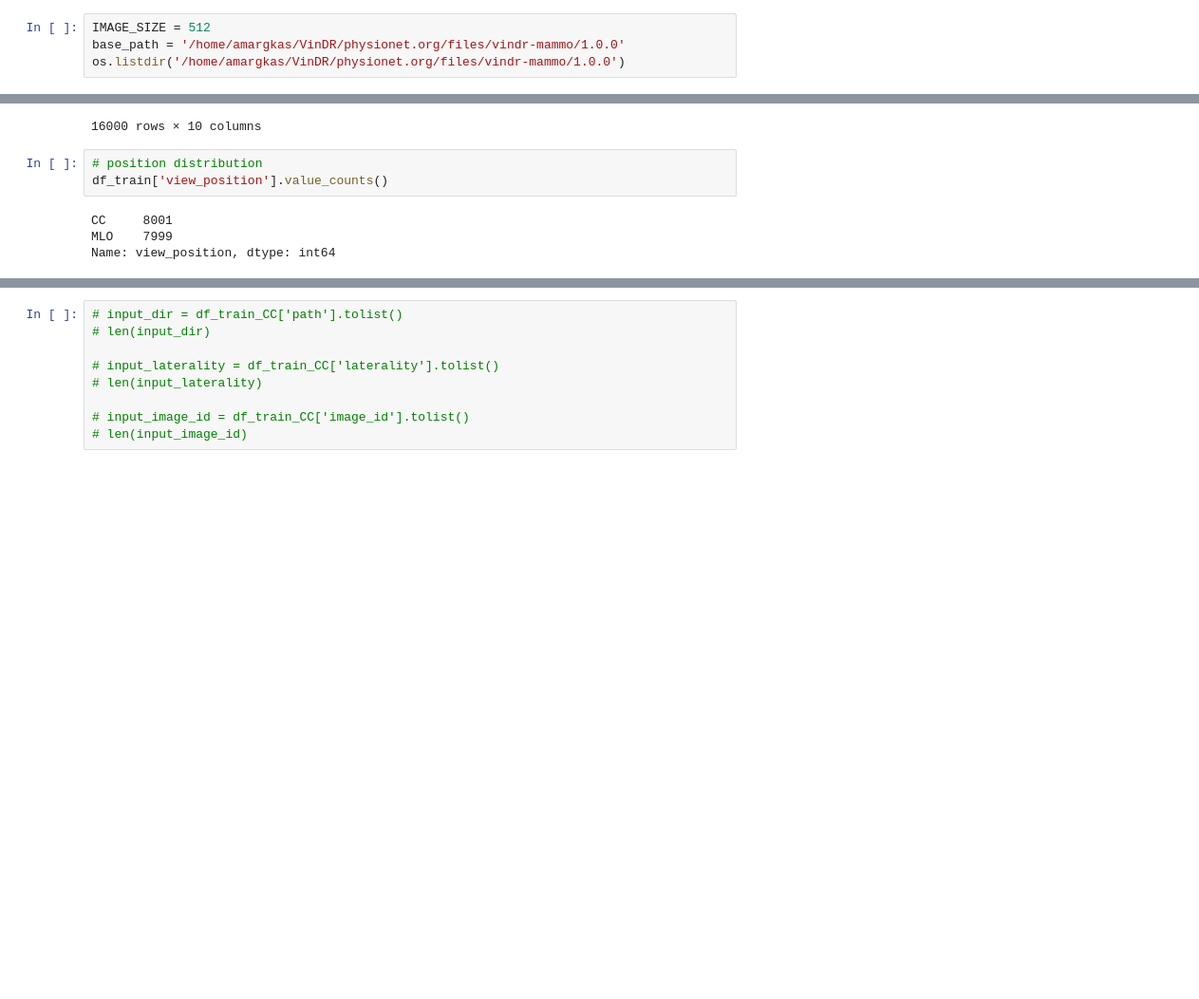
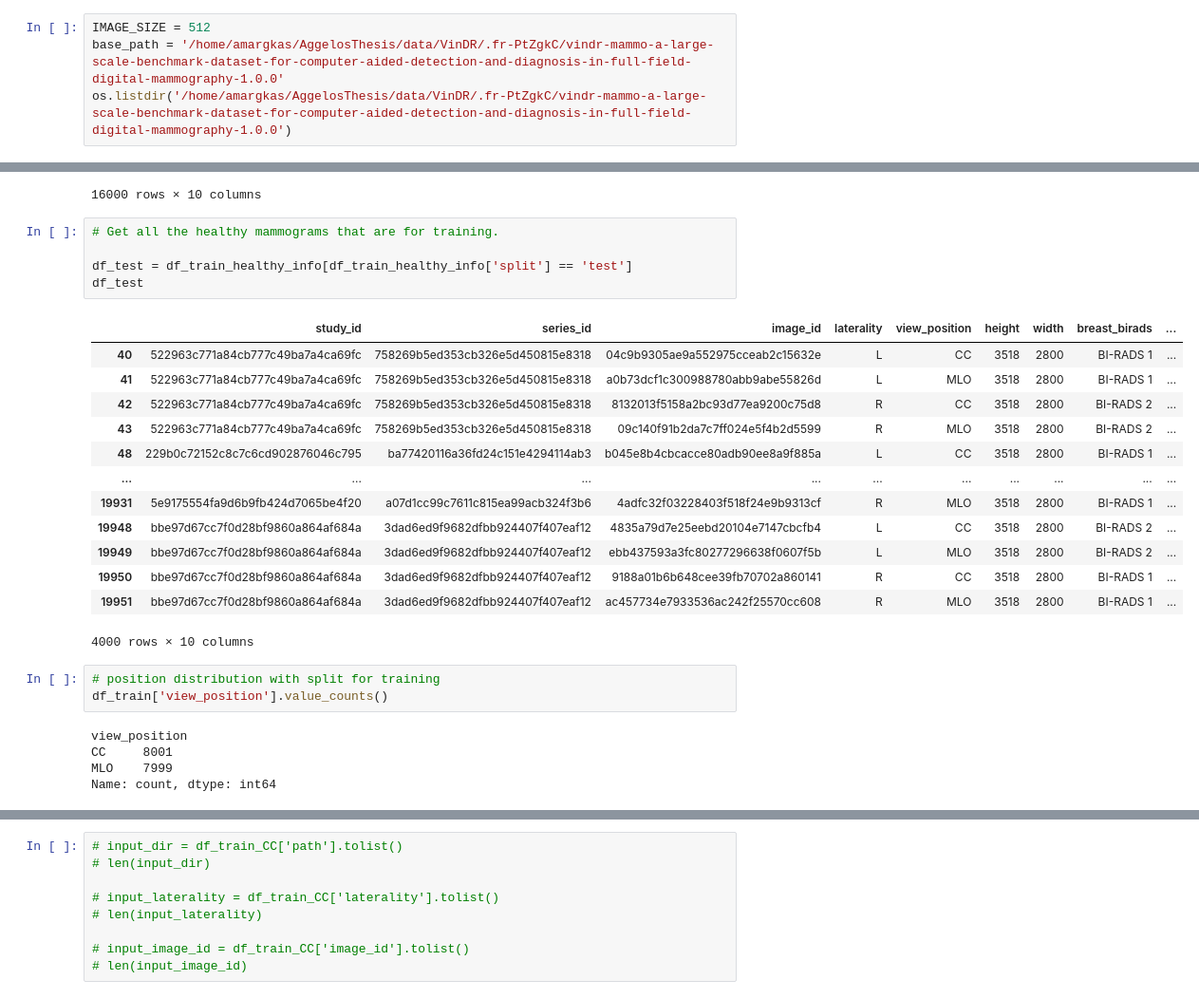
Before and after one commit to AggelosMargkas/GANomalyDetector, a Jupyter notebook: preprocessVINDRhealthyImages.ipynb, the cells around one changed output, grey strips where cells are left out. Shown at 95% size. Drawn from its saved outputs; the diff is of its cells as text; blank space fills up the shorter version.

```diff
--- a/preprocessVINDRhealthyImages.ipynb
+++ b/preprocessVINDRhealthyImages.ipynb
@@ -43,7 +43,7 @@ import matplotlib.pyplot as plt
 %matplotlib inline
 # %%
 IMAGE_SIZE = 512
-base_path = '/home/amargkas/VinDR/physionet.org/files/vindr-mammo/1.0.0'
-os.listdir('/home/amargkas/VinDR/physionet.org/files/vindr-mammo/1.0.0')
+base_path = '/home/amargkas/AggelosThesis/data/VinDR/.fr-PtZgkC/vindr-mammo-a-large-scale-benchmark-dataset-for-computer-aided-detection-and-diagnosis-in-full-field-digital-mammography-1.0.0'
+os.listdir('/home/amargkas/AggelosThesis/data/VinDR/.fr-PtZgkC/vindr-mammo-a-large-scale-benchmark-dataset-for-computer-aided-detection-and-diagnosis-in-full-field-digital-mammography-1.0.0')
 # %% [output]
 ['images',
@@ -89,10 +87,30 @@ df_train
 | 19998 | b3c8969cd2accfa4dbb2aece1f7158ab | 69d7f07ea04572dad5e5aa62fbcfc4b7 | d443b9725e331b8b27589aa725597801 | R | MLO | 3580 | 2686 | BI-RADS 2 | ... |
 | 19999 | b3c8969cd2accfa4dbb2aece1f7158ab | 69d7f07ea04572dad5e5aa62fbcfc4b7 | 45c1239cc36b0e672f0072707fd05c6f | L | MLO | 3580 | 2670 | BI-RADS 2 | ... |
 16000 rows × 10 columns
+# %%
+# Get all the healthy mammograms that are for training.
+
+df_test = df_train_healthy_info[df_train_healthy_info['split'] == 'test']
+df_test
+# %% [output]
+|  | study_id | series_id | image_id | laterality | view_position | height | width | breast_birads | ... |
+| 40 | 522963c771a84cb777c49ba7a4ca69fc | 758269b5ed353cb326e5d450815e8318 | 04c9b9305ae9a552975cceab2c15632e | L | CC | 3518 | 2800 | BI-RADS 1 | ... |
+| 41 | 522963c771a84cb777c49ba7a4ca69fc | 758269b5ed353cb326e5d450815e8318 | a0b73dcf1c300988780abb9abe55826d | L | MLO | 3518 | 2800 | BI-RADS 1 | ... |
+| 42 | 522963c771a84cb777c49ba7a4ca69fc | 758269b5ed353cb326e5d450815e8318 | 8132013f5158a2bc93d77ea9200c75d8 | R | CC | 3518 | 2800 | BI-RADS 2 | ... |
+| 43 | 522963c771a84cb777c49ba7a4ca69fc | 758269b5ed353cb326e5d450815e8318 | 09c140f91b2da7c7ff024e5f4b2d5599 | R | MLO | 3518 | 2800 | BI-RADS 2 | ... |
+| 48 | 229b0c72152c8c7c6cd902876046c795 | ba77420116a36fd24c151e4294114ab3 | b045e8b4cbcacce80adb90ee8a9f885a | L | CC | 3518 | 2800 | BI-RADS 1 | ... |
+| ... | ... | ... | ... | ... | ... | ... | ... | ... | ... |
+| 19931 | 5e9175554fa9d6b9fb424d7065be4f20 | a07d1cc99c7611c815ea99acb324f3b6 | 4adfc32f03228403f518f24e9b9313cf | R | MLO | 3518 | 2800 | BI-RADS 1 | ... |
+| 19948 | bbe97d67cc7f0d28bf9860a864af684a | 3dad6ed9f9682dfbb924407f407eaf12 | 4835a79d7e25eebd20104e7147cbcfb4 | L | CC | 3518 | 2800 | BI-RADS 2 | ... |
+| 19949 | bbe97d67cc7f0d28bf9860a864af684a | 3dad6ed9f9682dfbb924407f407eaf12 | ebb437593a3fc80277296638f0607f5b | L | MLO | 3518 | 2800 | BI-RADS 2 | ... |
+| 19950 | bbe97d67cc7f0d28bf9860a864af684a | 3dad6ed9f9682dfbb924407f407eaf12 | 9188a01b6b648cee39fb70702a860141 | R | CC | 3518 | 2800 | BI-RADS 1 | ... |
+| 19951 | bbe97d67cc7f0d28bf9860a864af684a | 3dad6ed9f9682dfbb924407f407eaf12 | ac457734e7933536ac242f25570cc608 | R | MLO | 3518 | 2800 | BI-RADS 1 | ... |
+4000 rows × 10 columns
 # %%
-# position distribution
+# position distribution with split for training
 df_train['view_position'].value_counts()
 # %% [output]
+view_position
 CC     8001
 MLO    7999
-Name: view_position, dtype: int64
+Name: count, dtype: int64
```
Also changed, not shown: parts of 7 cells of this notebook.
